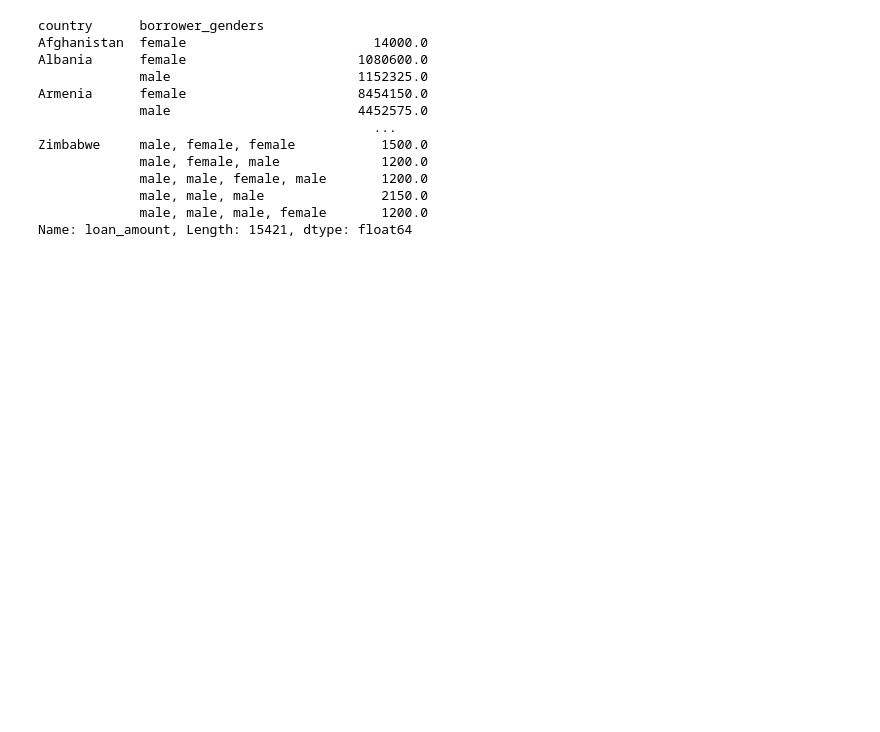
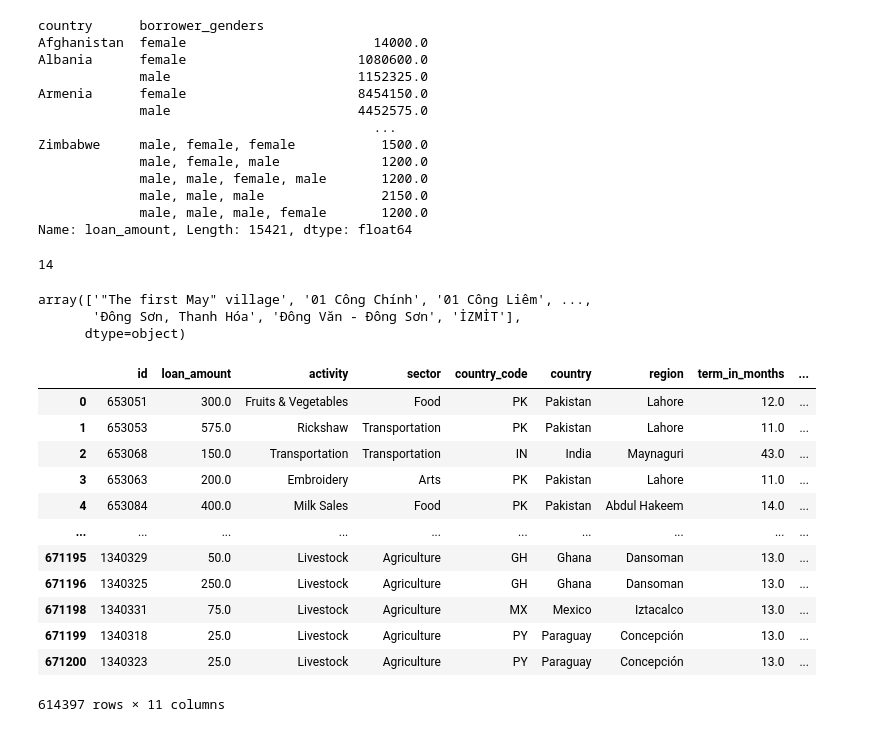
Before and after one commit to masterpython4ds/assignment-1-Alumasa, a Jupyter notebook: Kiva loans dataset.ipynb, the cells around one changed output. Drawn from its saved outputs; the diff is of its cells as text; code cells hidden in the pictures; blank space fills up the shorter version.

```diff
--- a/Kiva loans dataset.ipynb
+++ b/Kiva loans dataset.ipynb
@@ -161,3 +162,31 @@ Zimbabwe     male, female, female           1500.0
              male, male, male               2150.0
              male, male, male, female       1200.0
 Name: loan_amount, Length: 15421, dtype: float64
+# %%
+gender = loans_data['borrower_genders']
+# %% [output]
+14
+# %%
+regions = loans_data['region'].unique()
+regions.sort()
+regions
+# %% [output]
+array(['"The first May" village', '01 Công Chính', '01 Công Liêm', ...,
+       'Đông Sơn, Thanh Hóa', 'Đông Văn - Đông Sơn', 'İZMİT'],
+      dtype=object)
+# %%
+loans_data.dropna(axis=1)
+# %% [output]
+|  | id | loan_amount | activity | sector | country_code | country | region | term_in_months | ... |
+| 0 | 653051 | 300.0 | Fruits & Vegetables | Food | PK | Pakistan | Lahore | 12.0 | ... |
+| 1 | 653053 | 575.0 | Rickshaw | Transportation | PK | Pakistan | Lahore | 11.0 | ... |
+| 2 | 653068 | 150.0 | Transportation | Transportation | IN | India | Maynaguri | 43.0 | ... |
+| 3 | 653063 | 200.0 | Embroidery | Arts | PK | Pakistan | Lahore | 11.0 | ... |
+| 4 | 653084 | 400.0 | Milk Sales | Food | PK | Pakistan | Abdul Hakeem | 14.0 | ... |
+| ... | ... | ... | ... | ... | ... | ... | ... | ... | ... |
+| 671195 | 1340329 | 50.0 | Livestock | Agriculture | GH | Ghana | Dansoman | 13.0 | ... |
+| 671196 | 1340325 | 250.0 | Livestock | Agriculture | GH | Ghana | Dansoman | 13.0 | ... |
+| 671198 | 1340331 | 75.0 | Livestock | Agriculture | MX | Mexico | Iztacalco | 13.0 | ... |
+| 671199 | 1340318 | 25.0 | Livestock | Agriculture | PY | Paraguay | Concepción | 13.0 | ... |
+| 671200 | 1340323 | 25.0 | Livestock | Agriculture | PY | Paraguay | Concepción | 13.0 | ... |
+614397 rows × 11 columns
```
Also changed, not shown: parts of 11 cells of this notebook.
